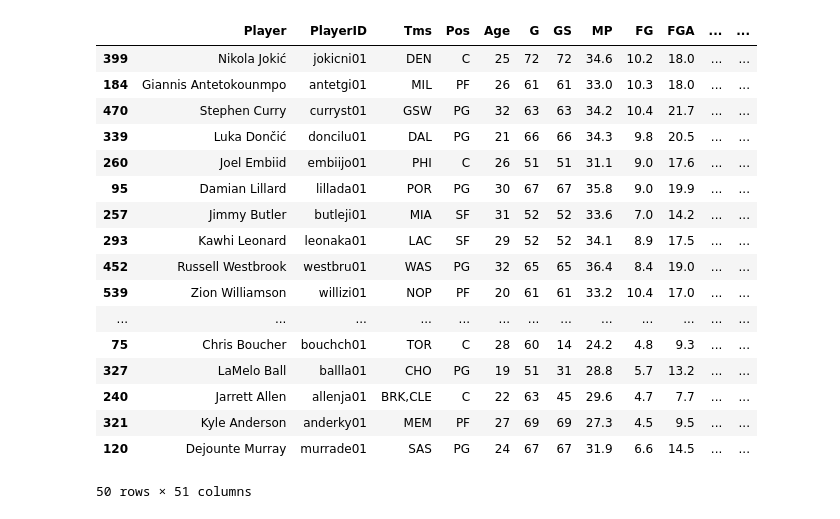
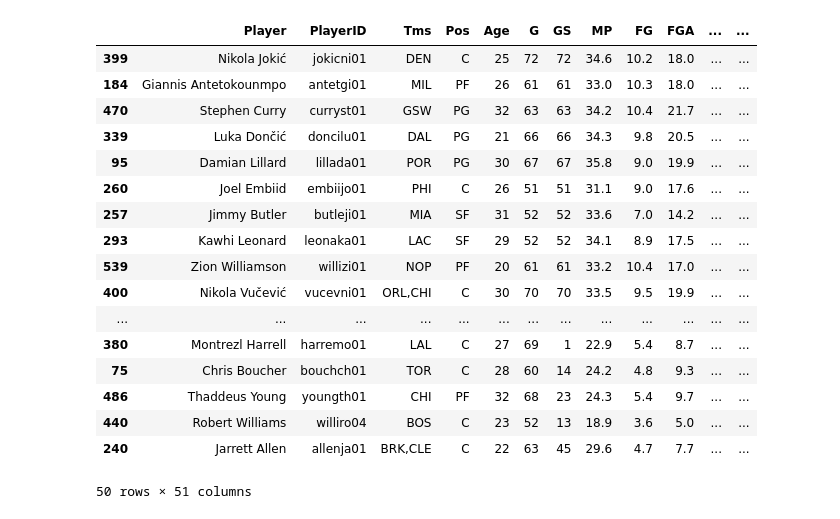
Before and after one commit to AustinMayerhofer/NBA-metrics, a Jupyter notebook: src/rankings.ipynb, the cells around one changed output. Saved outputs shown, nothing was run; the diff lists cells and outputs as text; code cells hidden in the pictures.

Commit message:
new ranking algorithm using zscore

```diff
--- a/src/rankings.ipynb
+++ b/src/rankings.ipynb
@@ -1,45 +1,47 @@
 # %%
 import pandas as pd
 import myconstants as c
+from scipy.stats import zscore
 
 NUM_GAMES = c.NUM_GAMES_2020_21
 MIN_GAMES = NUM_GAMES * 0.70
 
 p_df = pd.read_csv('../data/years/2020-21/clean/2020-21_Player_PerGame.csv')
 t_df = pd.read_csv('../data/years/2020-21/clean/2020-21_Team_Standings.csv')
 
 # join player per game and advanced stats
 p_advanced_df = pd.read_csv('../data/years/2020-21/clean/2020-21_Player_Advanced.csv')
 p_advanced_df = p_advanced_df.drop(columns=['Player', 'Tms', 'Pos', 'Age', 'G', 'MP'])
 p_df = p_df.merge(p_advanced_df, on='PlayerID')
 
 # populate team df with team codes
 t_df['TeamCode'] = t_df['Team'].apply(lambda x: c.TEAM_CODE[x])
 
 # players who haven't played enough games don't qualify
 p_df = p_df.loc[p_df['G'] >= MIN_GAMES]
 
 # ranking algorithm
-p_df['PlayerScore'] = 2*p_df['PTS'] + 2*p_df['TRB'] + 2*p_df['AST'] + 4*p_df['STL'] + 4*p_df['BLK'] + 2*(p_df['WS'] + p_df['VORP'] + p_df['BPM'])
+# p_df['PlayerScore'] = 2*p_df['PTS'] + 2*p_df['TRB'] + 2*p_df['AST'] + 4*p_df['STL'] + 4*p_df['BLK'] + 2*(p_df['WS'] + p_df['VORP'] + p_df['BPM'])
+p_df['PlayerScore'] = 2*zscore(p_df['PTS'] + p_df['TRB'] + p_df['AST'] + p_df['STL'] + p_df['BLK']) + zscore(p_df['WS']) + zscore(p_df['VORP']) + zscore(p_df['BPM'])
 p_df = p_df.sort_values('PlayerScore', ascending=False)
 
 p_df.head(50)
 # %% [output]
 |  | Player | PlayerID | Tms | Pos | Age | G | GS | MP | FG | FGA | ... | ... |
 | 399 | Nikola Jokić | jokicni01 | DEN | C | 25 | 72 | 72 | 34.6 | 10.2 | 18.0 | ... | ... |
 | 184 | Giannis Antetokounmpo | antetgi01 | MIL | PF | 26 | 61 | 61 | 33.0 | 10.3 | 18.0 | ... | ... |
 | 470 | Stephen Curry | curryst01 | GSW | PG | 32 | 63 | 63 | 34.2 | 10.4 | 21.7 | ... | ... |
 | 339 | Luka Dončić | doncilu01 | DAL | PG | 21 | 66 | 66 | 34.3 | 9.8 | 20.5 | ... | ... |
+| 95 | Damian Lillard | lillada01 | POR | PG | 30 | 67 | 67 | 35.8 | 9.0 | 19.9 | ... | ... |
 | 260 | Joel Embiid | embiijo01 | PHI | C | 26 | 51 | 51 | 31.1 | 9.0 | 17.6 | ... | ... |
-| 95 | Damian Lillard | lillada01 | POR | PG | 30 | 67 | 67 | 35.8 | 9.0 | 19.9 | ... | ... |
 | 257 | Jimmy Butler | butleji01 | MIA | SF | 31 | 52 | 52 | 33.6 | 7.0 | 14.2 | ... | ... |
 | 293 | Kawhi Leonard | leonaka01 | LAC | SF | 29 | 52 | 52 | 34.1 | 8.9 | 17.5 | ... | ... |
-| 452 | Russell Westbrook | westbru01 | WAS | PG | 32 | 65 | 65 | 36.4 | 8.4 | 19.0 | ... | ... |
 | 539 | Zion Williamson | willizi01 | NOP | PF | 20 | 61 | 61 | 33.2 | 10.4 | 17.0 | ... | ... |
+| 400 | Nikola Vučević | vucevni01 | ORL,CHI | C | 30 | 70 | 70 | 33.5 | 9.5 | 19.9 | ... | ... |
 | ... | ... | ... | ... | ... | ... | ... | ... | ... | ... | ... | ... | ... |
+| 380 | Montrezl Harrell | harremo01 | LAL | C | 27 | 69 | 1 | 22.9 | 5.4 | 8.7 | ... | ... |
 | 75 | Chris Boucher | bouchch01 | TOR | C | 28 | 60 | 14 | 24.2 | 4.8 | 9.3 | ... | ... |
-| 327 | LaMelo Ball | ballla01 | CHO | PG | 19 | 51 | 31 | 28.8 | 5.7 | 13.2 | ... | ... |
+| 486 | Thaddeus Young | youngth01 | CHI | PF | 32 | 68 | 23 | 24.3 | 5.4 | 9.7 | ... | ... |
+| 440 | Robert Williams | williro04 | BOS | C | 23 | 52 | 13 | 18.9 | 3.6 | 5.0 | ... | ... |
 | 240 | Jarrett Allen | allenja01 | BRK,CLE | C | 22 | 63 | 45 | 29.6 | 4.7 | 7.7 | ... | ... |
-| 321 | Kyle Anderson | anderky01 | MEM | PF | 27 | 69 | 69 | 27.3 | 4.5 | 9.5 | ... | ... |
-| 120 | Dejounte Murray | murrade01 | SAS | PG | 24 | 67 | 67 | 31.9 | 6.6 | 14.5 | ... | ... |
 50 rows × 51 columns
```
